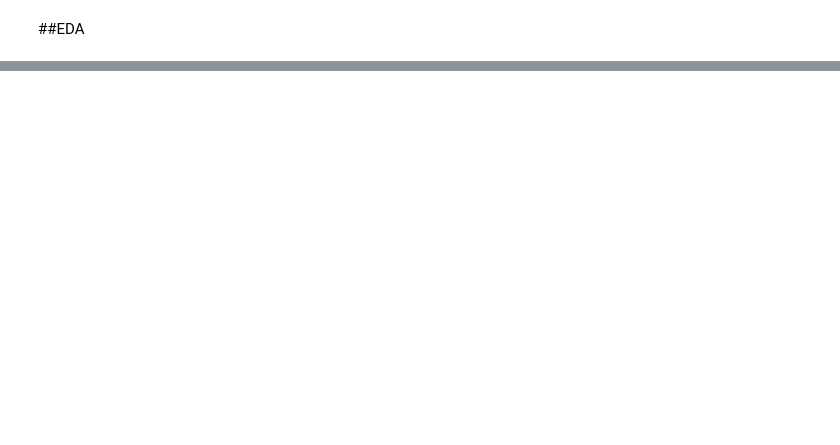
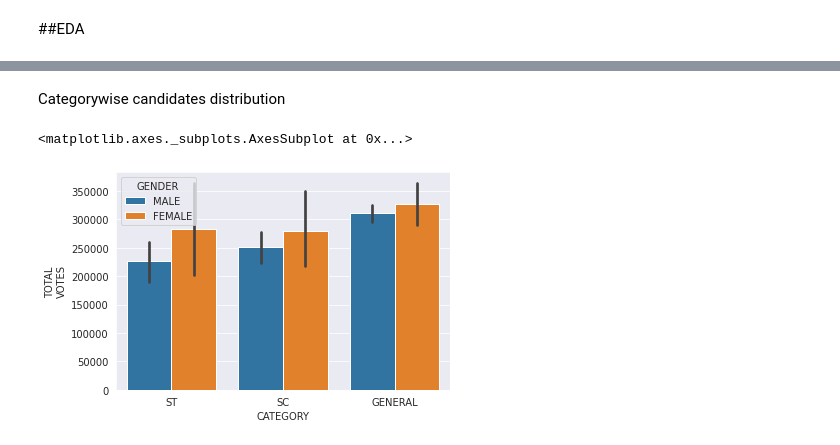
Before and after one commit to KalyaniTBhandwalkar/Assignment, a Jupyter notebook: LS_Data_analysis.ipynb, the cells around one changed output, grey strips where cells are left out. Saved outputs shown, nothing was run; the diff lists cells and outputs as text; code cells hidden in the pictures; blank space fills up the shorter version.

```diff
--- a/LS_Data_analysis.ipynb
+++ b/LS_Data_analysis.ipynb
@@ -67,0 +165,12 @@ ax = sns.heatmap(corr_matrix,annot=True)
+# %%
+vcc  = df1.PARTY.value_counts()
+sns.set_style("darkgrid")
+plt.figure(figsize=(50,30))
+x=vcc.index
+y=vcc.values
+plt.barh(x, y)
+plt.title('Winner Party', fontsize = 20)
+plt.xlabel(' Party')
+plt.ylabel('Count')
+plt.show()
+print(vcc)
@@ -80,0 +238,7 @@ print(Course)
+# %% [markdown]
+Categorywise candidates distribution
+# %%
+sns.barplot(df['CATEGORY'],df['TOTAL\nVOTES'],hue = df['GENDER'])
+# %% [output]
+<matplotlib.axes._subplots.AxesSubplot at 0x...>
+[figure, added]
```
Also changed, not shown: parts of 28 cells of this notebook.
